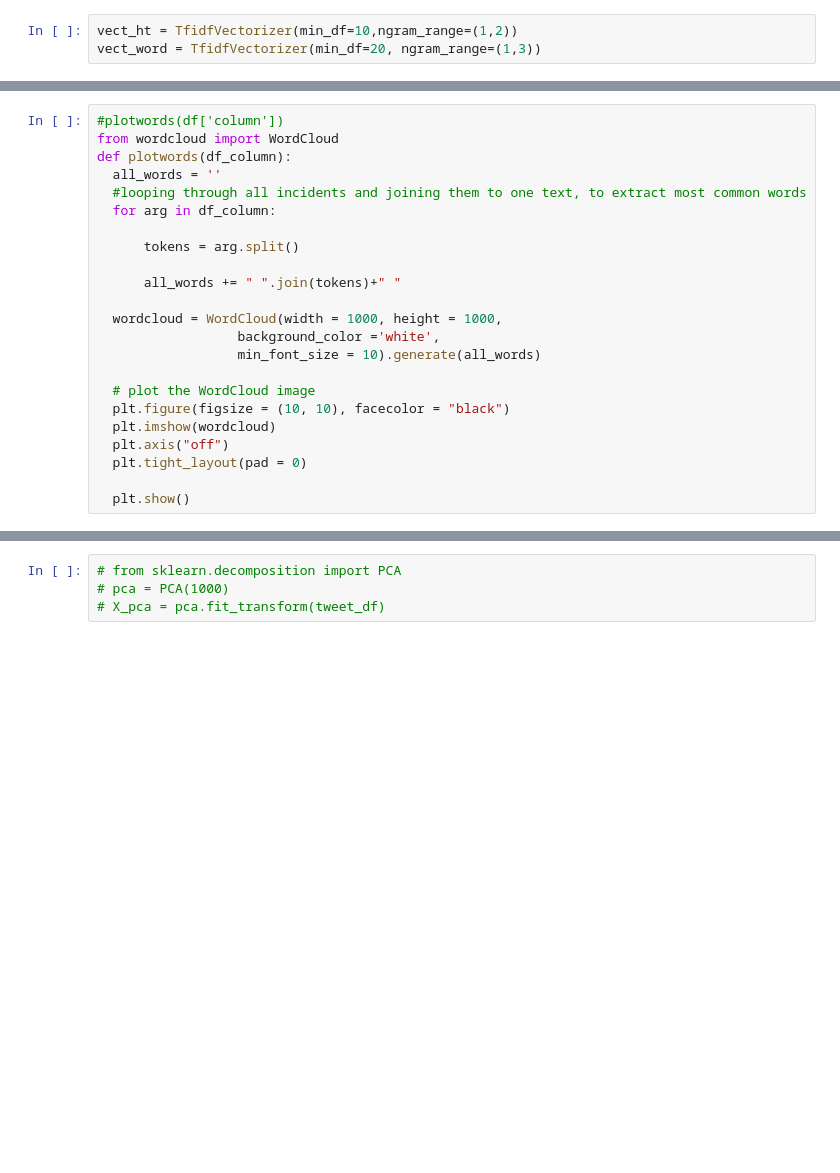
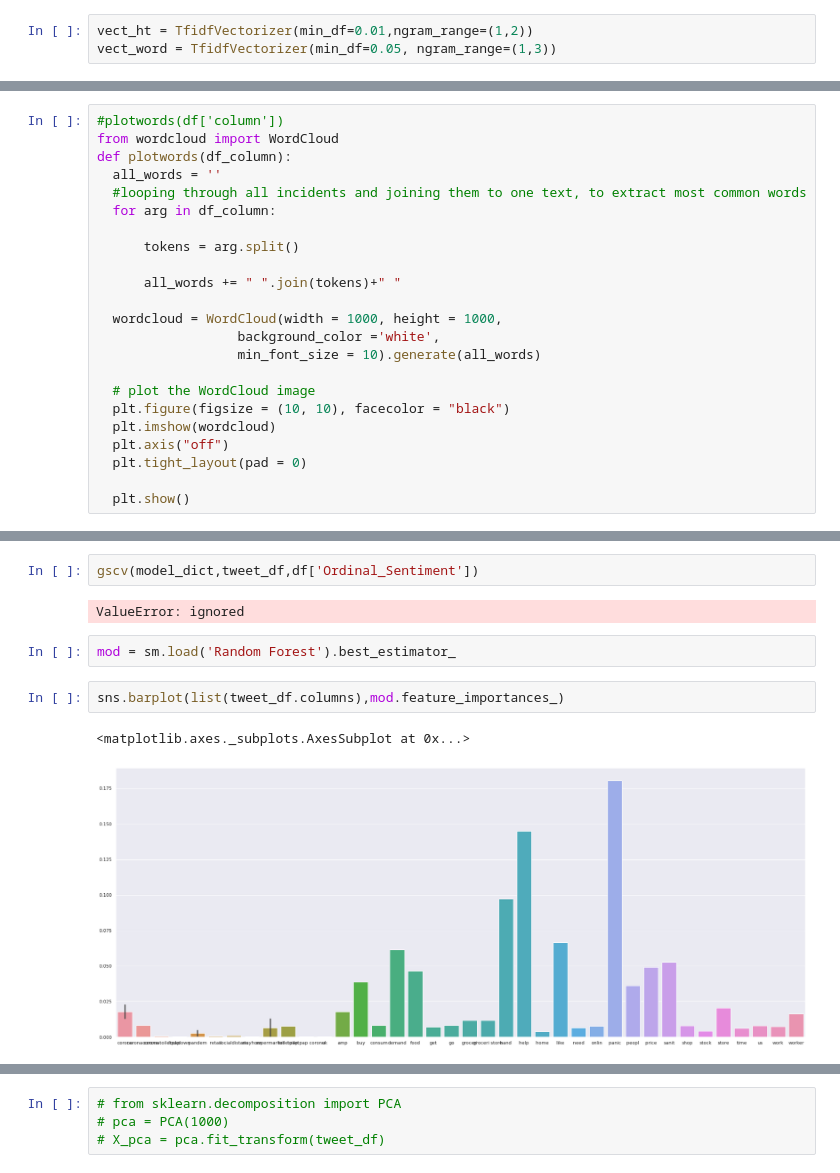
Before and after one commit to martydom/Corona-Virus-Tweet-Sentiment-Analysis, a Jupyter notebook: Devashish_Bose_Team_1_Coronavirus_Tweet_Sentiment_Analysis_Capstone_Project.ipynb, the cells around one changed output, grey strips where cells are left out. Cells and saved outputs as stored; diff of their text form; blank space fills up the shorter version.

```diff
--- a/Devashish_Bose_Team_1_Coronavirus_Tweet_Sentiment_Analysis_Capstone_Project.ipynb
+++ b/Devashish_Bose_Team_1_Coronavirus_Tweet_Sentiment_Analysis_Capstone_Project.ipynb
@@ -268,8 +359,8 @@ df['words'] = df['OriginalTweet'].apply(rm_sw).apply(preprocess).apply(replace_c
 # %%
 from sklearn.feature_extraction.text import TfidfVectorizer
 # %%
-vect_ht = TfidfVectorizer(min_df=10,ngram_range=(1,2))
-vect_word = TfidfVectorizer(min_df=20, ngram_range=(1,3))
+vect_ht = TfidfVectorizer(min_df=0.01,ngram_range=(1,2))
+vect_word = TfidfVectorizer(min_df=0.05, ngram_range=(1,3))
 # %%
 # w_vect = TfidfVectorizer(min_df=10)
 # %%
@@ -350,0 +496,11 @@ X_train,X_test,y_train,y_test = train_test_split(pd.concat([X_date,tweet_df],axi
+# %%
+gscv(model_dict,tweet_df,df['Ordinal_Sentiment'])
+# %% [output]
+ValueError: ignored
+# %%
+mod = sm.load('Random Forest').best_estimator_
+# %%
+sns.barplot(list(tweet_df.columns),mod.feature_importances_)
+# %% [output]
+<matplotlib.axes._subplots.AxesSubplot at 0x...>
+[figure, added]
```
Also changed, not shown: parts of 26 cells of this notebook.
